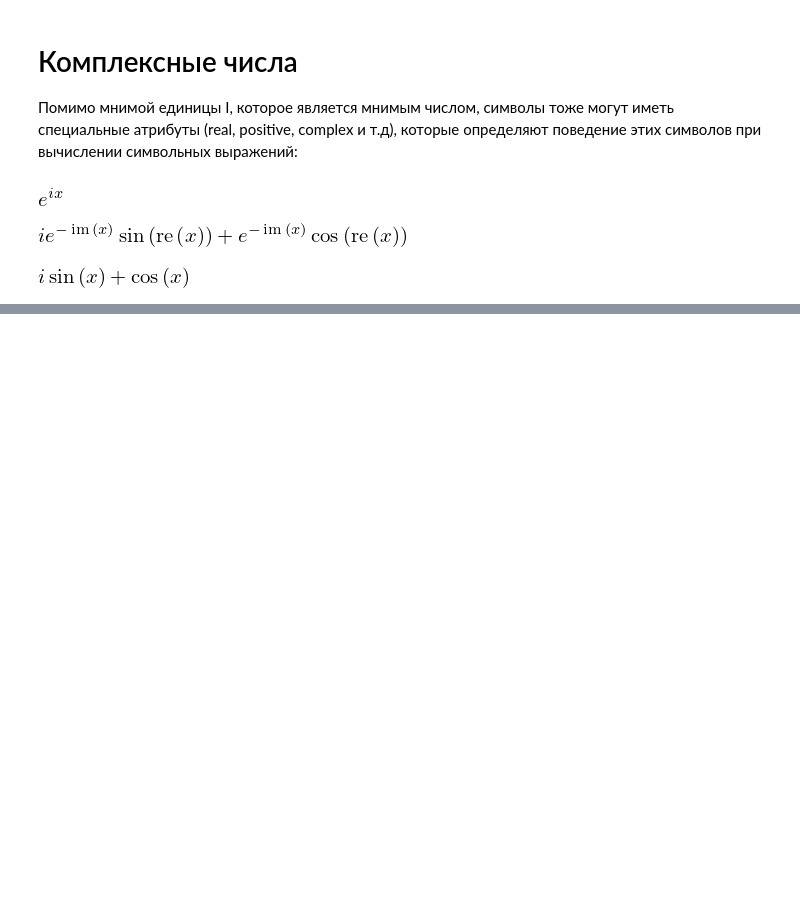
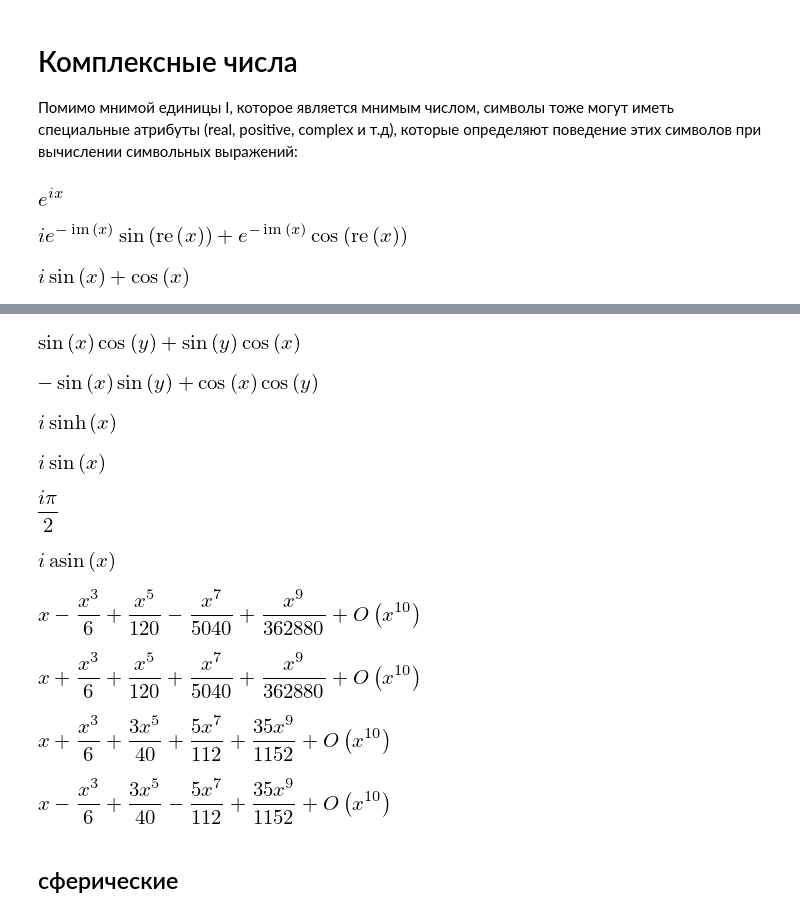
Before and after one commit to KazAndr/balavstvo_checking, a Jupyter notebook: test_modules/sympy/sympy_test.ipynb, the cells around one changed output, grey strips where cells are left out. Cells and saved outputs as stored; diff of their text form; code cells hidden in the pictures; blank space fills up the shorter version.

```diff
--- a/test_modules/sympy/sympy_test.ipynb
+++ b/test_modules/sympy/sympy_test.ipynb
@@ -344,0 +348,45 @@ exp(I*x).expand(complex=True)
+# %%
+from sympy import asin, asinh, cos, sin, sinh, symbols, I
+x, y = symbols('x,y')
+# %%
+sin(x + y).expand(trig=True)
+# %% [output]
+[figure, added]
+# %%
+cos(x + y).expand(trig=True)
+# %% [output]
+[figure, added]
+# %%
+sin(I*x)
+# %% [output]
+[figure, added]
+# %%
+sinh(I*x)
+# %% [output]
+[figure, added]
+# %%
+asinh(I)
+# %% [output]
+[figure, added]
+# %%
+asinh(I*x)
+# %% [output]
+[figure, added]
+# %%
+sin(x).series(x, 0, 10)
+# %% [output]
+[figure, added]
+# %%
+sinh(x).series(x, 0, 10)
+# %% [output]
+[figure, added]
+# %%
+asin(x).series(x, 0, 10)
+# %% [output]
+[figure, added]
+# %%
+asinh(x).series(x, 0, 10)
+# %% [output]
+[figure, added]
+# %% [markdown]
+## сферические
```
Also changed, not shown: parts of 18 cells of this notebook.
